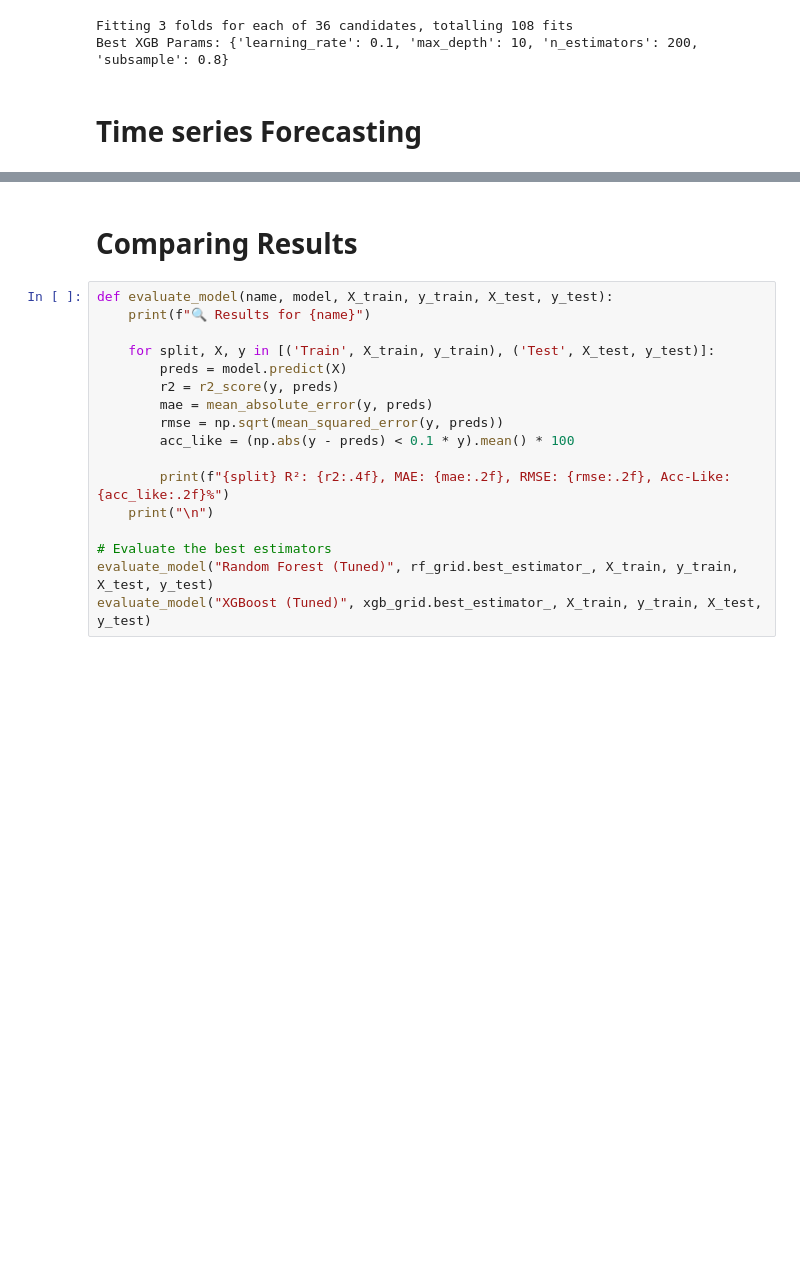
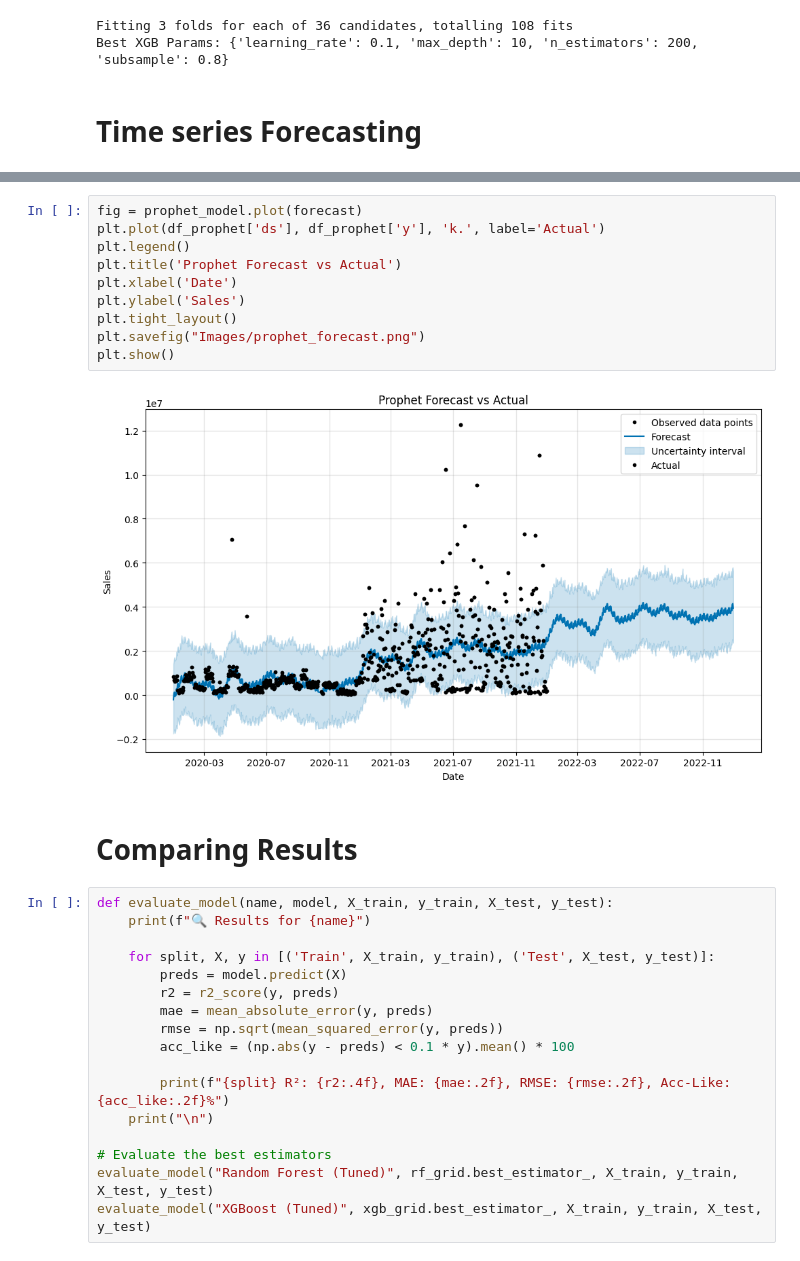
Before and after one commit to youssef-113/BrainWave-Matrix-Solution-intern, a Jupyter notebook: Forcasting-AdidasSales.ipynb, the cells around one changed output, grey strips where cells are left out. Cells and saved outputs as stored; diff of their text form; blank space fills up the shorter version.

```diff
--- a/Analysis-DataSet.ipynb
+++ b/Forcasting-AdidasSales.ipynb
@@ -1417,3 +1433,15 @@ plt.show()
+# %%
+fig = prophet_model.plot(forecast)
+plt.plot(df_prophet['ds'], df_prophet['y'], 'k.', label='Actual')
+plt.legend()
+plt.title('Prophet Forecast vs Actual')
+plt.xlabel('Date')
+plt.ylabel('Sales')
+plt.tight_layout()
+plt.savefig("Images/prophet_forecast.png")
+plt.show()
+# %% [output]
+[figure, added]
 # %% [markdown]
 # **Comparing Results**
 # %%
```
Also changed, not shown: parts of 40 cells of this notebook, 22 other files.
